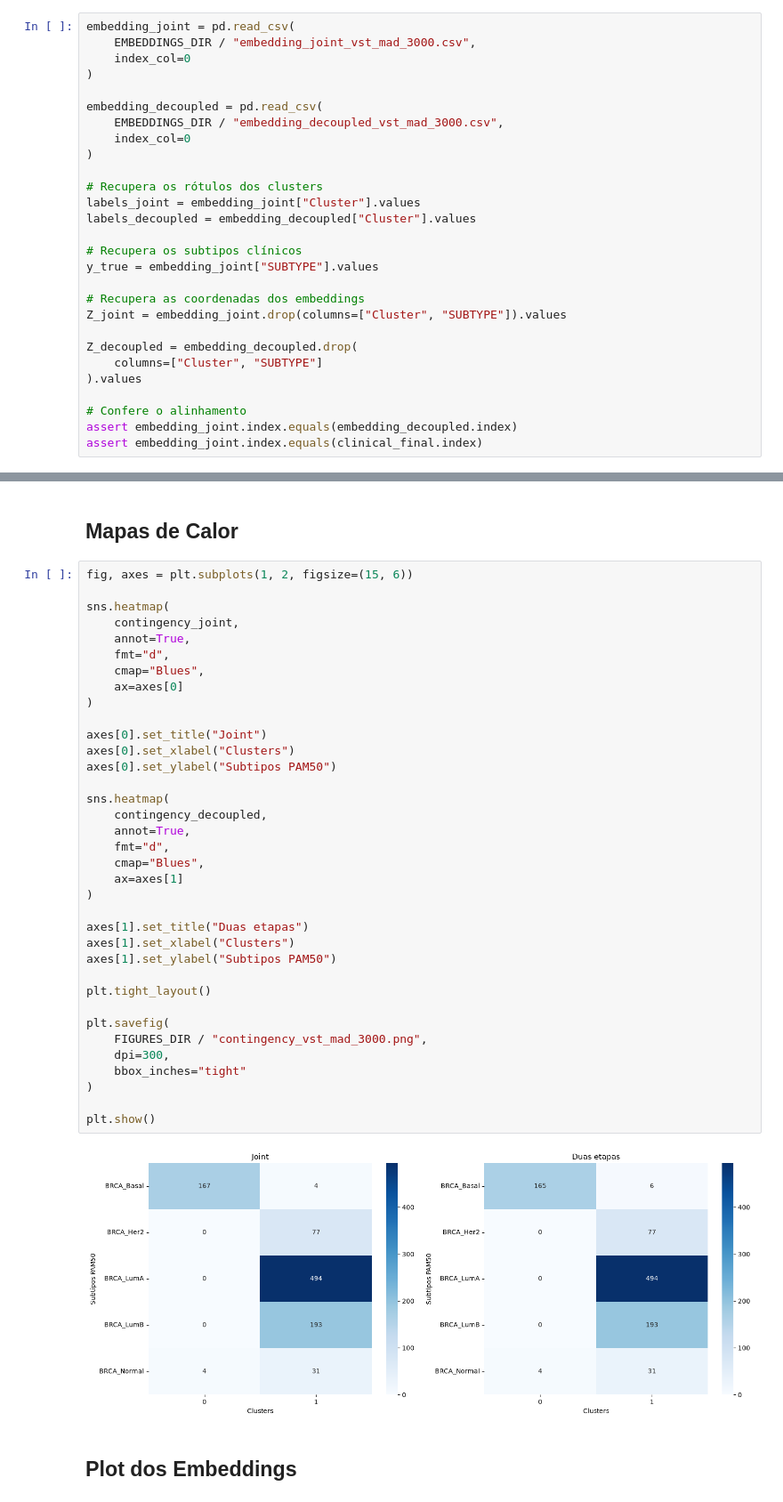
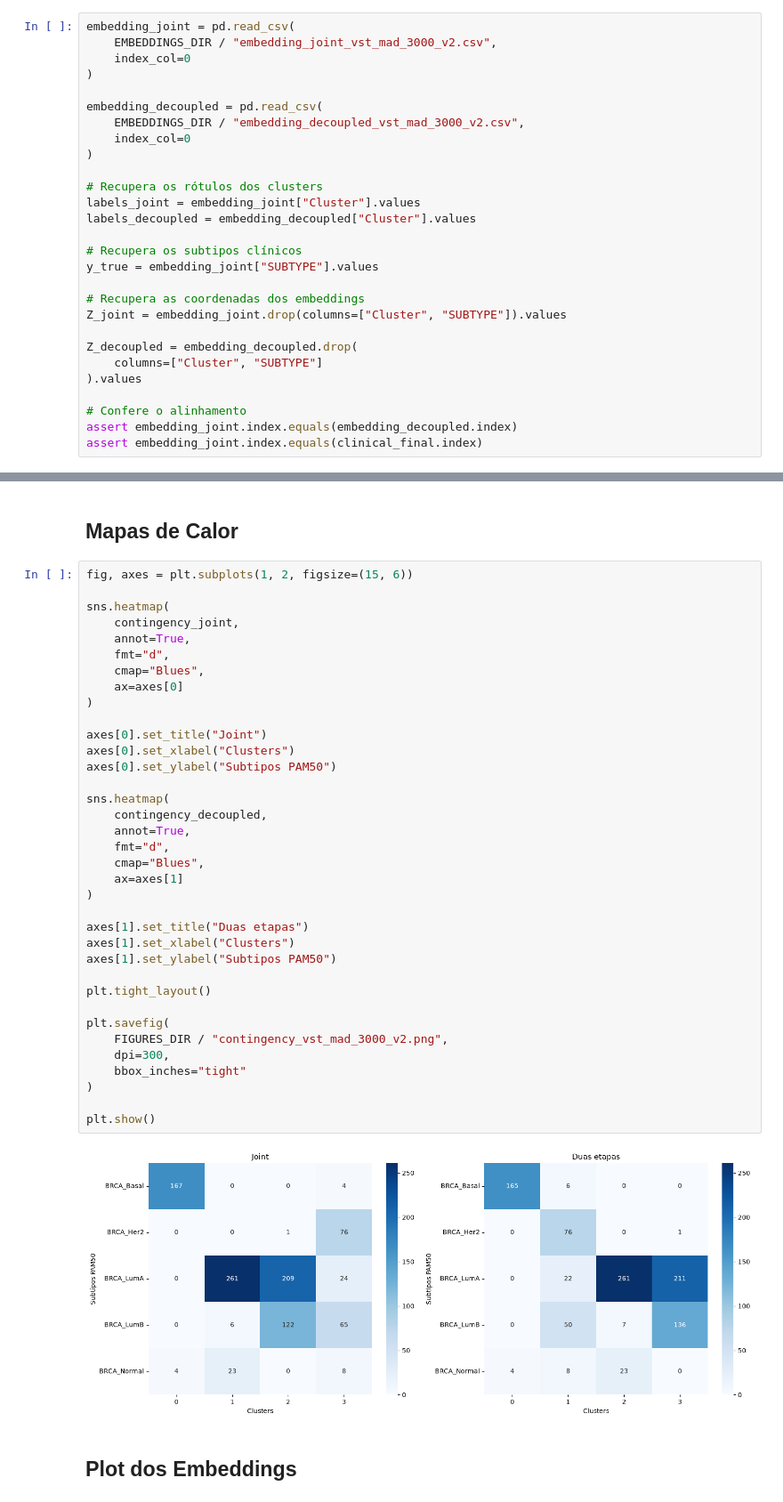
Before and after one commit to Tanigava/Disserta-o, a Jupyter notebook: notebooks/comparação.ipynb, the cells around one changed output, grey strips where cells are left out. Shown at 89% size. Drawn from its saved outputs; the diff is of its cells as text.

```diff
--- a/notebooks/comparação.ipynb
+++ b/notebooks/comparação.ipynb
@@ -154,12 +337,12 @@ ari_joint = adjusted_rand_score(
 )
 # %%
 embedding_joint = pd.read_csv(
-    EMBEDDINGS_DIR / "embedding_joint_vst_mad_3000.csv",
+    EMBEDDINGS_DIR / "embedding_joint_vst_mad_3000_v2.csv",
     index_col=0
 )
 
 embedding_decoupled = pd.read_csv(
-    EMBEDDINGS_DIR / "embedding_decoupled_vst_mad_3000.csv",
+    EMBEDDINGS_DIR / "embedding_decoupled_vst_mad_3000_v2.csv",
     index_col=0
 )
 
@@ -226,35 +466,35 @@ sns.heatmap(
     fmt="d",
     cmap="Blues",
     ax=axes[0]
 )
 
 axes[0].set_title("Joint")
 axes[0].set_xlabel("Clusters")
 axes[0].set_ylabel("Subtipos PAM50")
 
 sns.heatmap(
     contingency_decoupled,
     annot=True,
     fmt="d",
     cmap="Blues",
     ax=axes[1]
 )
 
 axes[1].set_title("Duas etapas")
 axes[1].set_xlabel("Clusters")
 axes[1].set_ylabel("Subtipos PAM50")
 
 plt.tight_layout()
 
 plt.savefig(
-    FIGURES_DIR / "contingency_vst_mad_3000.png",
+    FIGURES_DIR / "contingency_vst_mad_3000_v2.png",
     dpi=300,
     bbox_inches="tight"
 )
 
 plt.show()
 # %% [output]
-[figure, old version]
+[figure, new version]
 # %% [markdown]
 ## Plot dos Embeddings
 # %%
```
Also changed, not shown: parts of 15 cells of this notebook, 1 other file.
